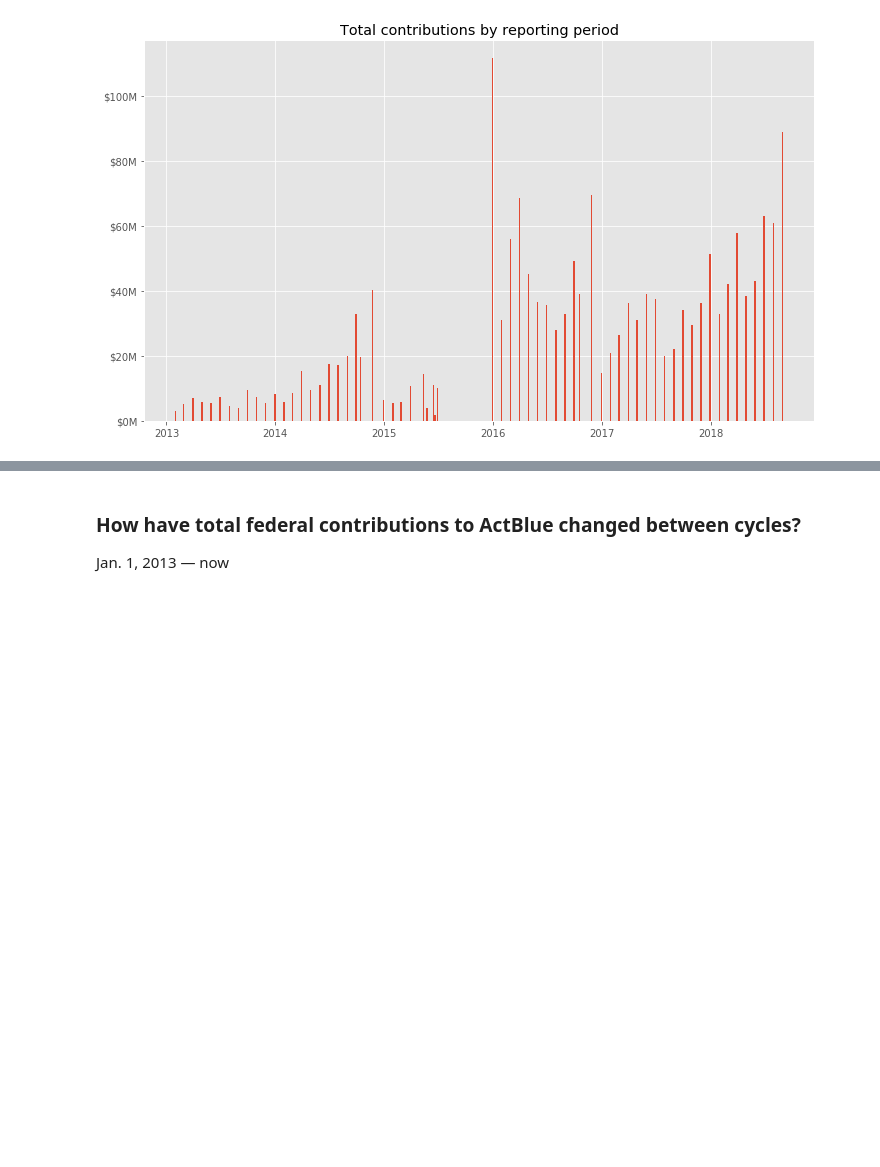
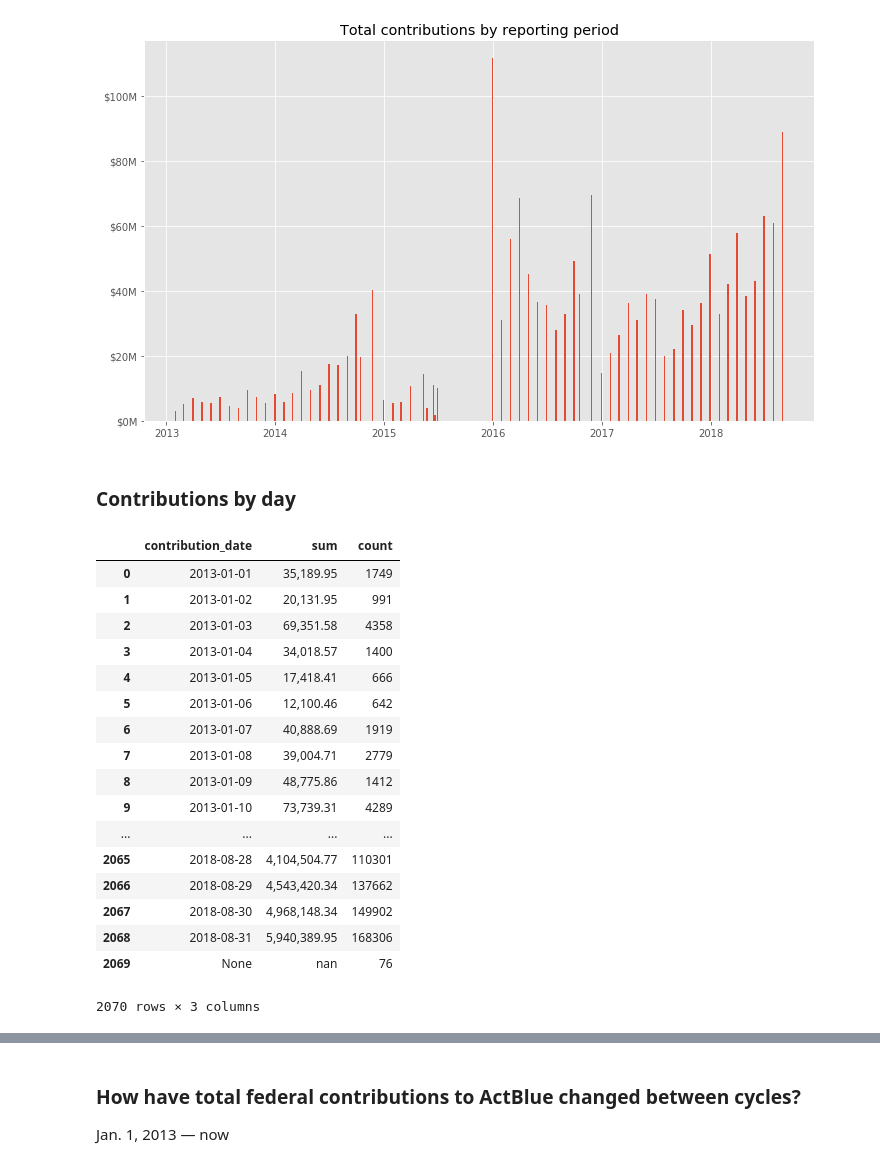
Before and after one commit to PublicI/actblue-analysis, a Jupyter notebook: analysis.ipynb, the cells around one changed output, grey strips where cells are left out. Cells and saved outputs as stored; diff of their text form; code cells hidden in the pictures; blank space fills up the shorter version.

```diff
--- a/analysis.ipynb
+++ b/analysis.ipynb
@@ -424,3 +424,39 @@ ax.set_title('Total contributions by reporting period')
 # %% [output]
 Text(0.5,1,'Total contributions by reporting period')
 [figure]
+# %% [markdown]
+### Contributions by day
+# %%
+actblue_contribs_by_day = read_or_save(
+    'actblue_contribs_by_day',
+    lambda: pd.read_sql("""
+    SELECT contribution_date,
+           sum(contribution_amount),
+           count(*)
+    FROM actblue_contribs
+    -- where extract(year from contribution_date) >= 2017 and
+    -- where cand_office in ('S','H')
+    GROUP BY contribution_date
+    """, con=conn)
+)
+
+actblue_contribs_by_day
+# %% [output]
+|  | contribution_date | sum | count |
+| 0 | 2013-01-01 | 35,189.95 | 1749 |
+| 1 | 2013-01-02 | 20,131.95 | 991 |
+| 2 | 2013-01-03 | 69,351.58 | 4358 |
+| 3 | 2013-01-04 | 34,018.57 | 1400 |
+| 4 | 2013-01-05 | 17,418.41 | 666 |
+| 5 | 2013-01-06 | 12,100.46 | 642 |
+| 6 | 2013-01-07 | 40,888.69 | 1919 |
+| 7 | 2013-01-08 | 39,004.71 | 2779 |
+| 8 | 2013-01-09 | 48,775.86 | 1412 |
+| 9 | 2013-01-10 | 73,739.31 | 4289 |
+| ... | ... | ... | ... |
+| 2065 | 2018-08-28 | 4,104,504.77 | 110301 |
+| 2066 | 2018-08-29 | 4,543,420.34 | 137662 |
+| 2067 | 2018-08-30 | 4,968,148.34 | 149902 |
+| 2068 | 2018-08-31 | 5,940,389.95 | 168306 |
+| 2069 | None | nan | 76 |
+2070 rows × 3 columns
```
Also changed, not shown: parts of 7 cells of this notebook, 5 other files.
